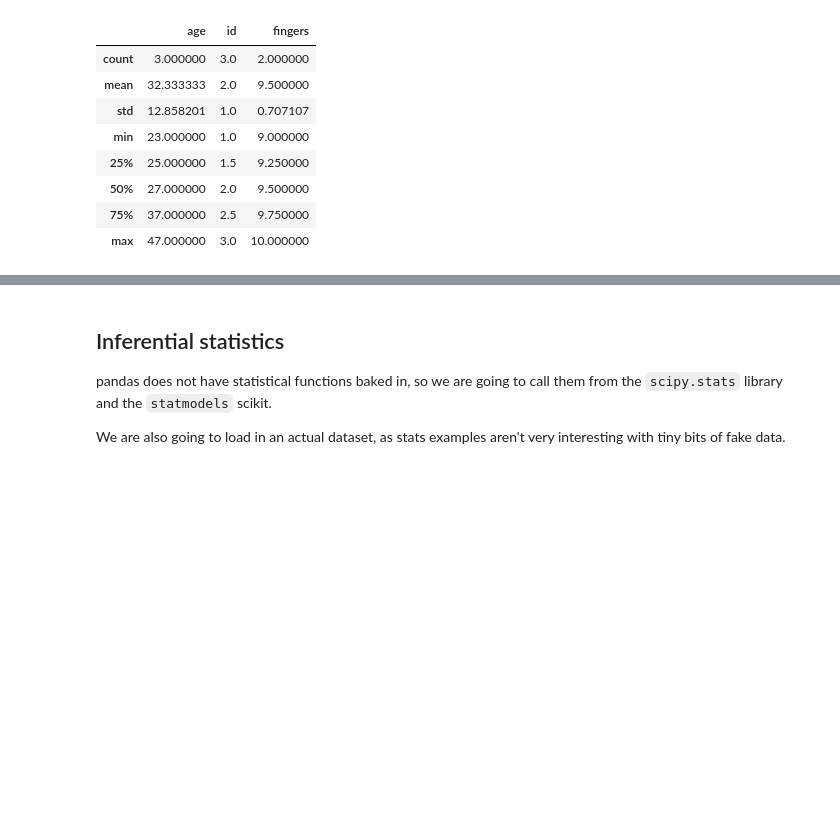
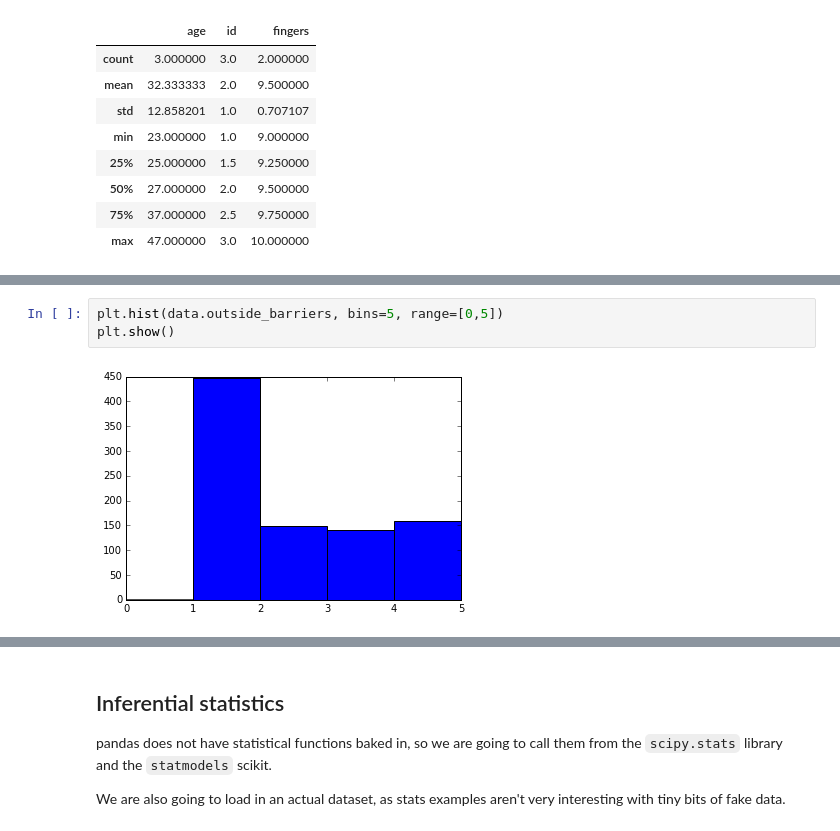
Before and after one commit to dlab-berkeley/python-for-everything, a Jupyter notebook: instructor/day_three.ipynb, the cells around one changed output, grey strips where cells are left out. Saved outputs shown, nothing was run; the diff lists cells and outputs as text; blank space fills up the shorter version.

```diff
--- a/instructor/day_three.ipynb
+++ b/instructor/day_three.ipynb
@@ -647,0 +677,5 @@ table.describe()
+# %%
+plt.hist(data.outside_barriers, bins=5, range=[0,5])
+plt.show()
+# %% [output]
+[figure, added]
```
Also changed, not shown: parts of 13 cells of this notebook.
